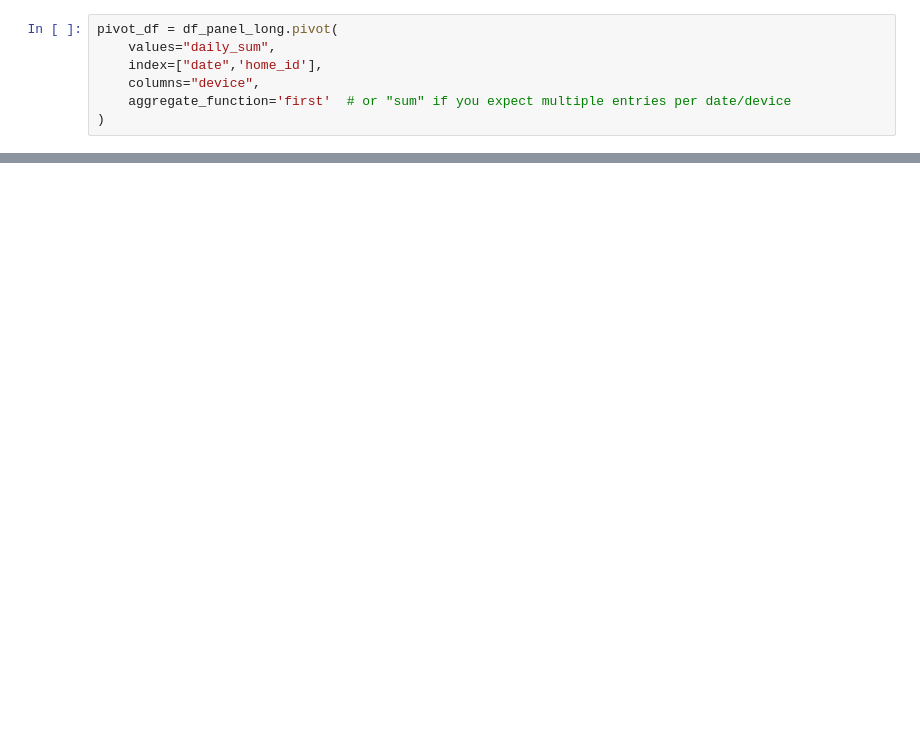
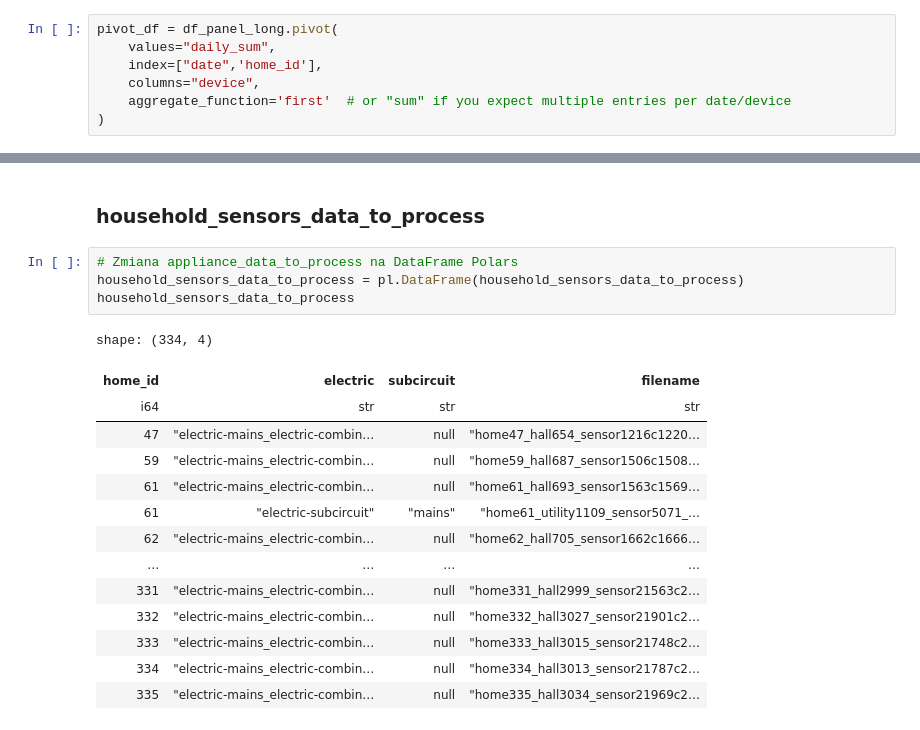
Before and after one commit to JSlusarek/Projekt-Dyplomowy-ISSI-Jan-lusarek-Kacper-Gruca, a Jupyter notebook: working_dir/code/prepare_data_electricity_usage.ipynb, the cells around one changed output, grey strips where cells are left out. Cells and saved outputs as stored; diff of their text form; blank space fills up the shorter version.

```diff
--- a/working_dir/code/prepare_data_electricity_usage.ipynb
+++ b/working_dir/code/prepare_data_electricity_usage.ipynb
@@ -372,3 +272,24 @@ shape: (42_865, 30)
 | 328 | 0 | 1 | 1 | 0 | 0 | 1 | ... |
 | 328 | 0 | 1 | 1 | 0 | 0 | 1 | ... |
 | 328 | 0 | 1 | 1 | 0 | 0 | 1 | ... |
+# %% [markdown]
+### household_sensors_data_to_process
+# %%
+# Zmiana appliance_data_to_process na DataFrame Polars
+household_sensors_data_to_process = pl.DataFrame(household_sensors_data_to_process)
+household_sensors_data_to_process
+# %% [output]
+shape: (334, 4)
+| home_id | electric | subcircuit | filename |
+| i64 | str | str | str |
+| 47 | "electric-mains_electric-combin… | null | "home47_hall654_sensor1216c1220… |
+| 59 | "electric-mains_electric-combin… | null | "home59_hall687_sensor1506c1508… |
+| 61 | "electric-mains_electric-combin… | null | "home61_hall693_sensor1563c1569… |
+| 61 | "electric-subcircuit" | "mains" | "home61_utility1109_sensor5071_… |
+| 62 | "electric-mains_electric-combin… | null | "home62_hall705_sensor1662c1666… |
+| … | … | … | … |
+| 331 | "electric-mains_electric-combin… | null | "home331_hall2999_sensor21563c2… |
+| 332 | "electric-mains_electric-combin… | null | "home332_hall3027_sensor21901c2… |
+| 333 | "electric-mains_electric-combin… | null | "home333_hall3015_sensor21748c2… |
+| 334 | "electric-mains_electric-combin… | null | "home334_hall3013_sensor21787c2… |
+| 335 | "electric-mains_electric-combin… | null | "home335_hall3034_sensor21969c2… |
```
Also changed, not shown: parts of 31 cells of this notebook, 1 other file.
